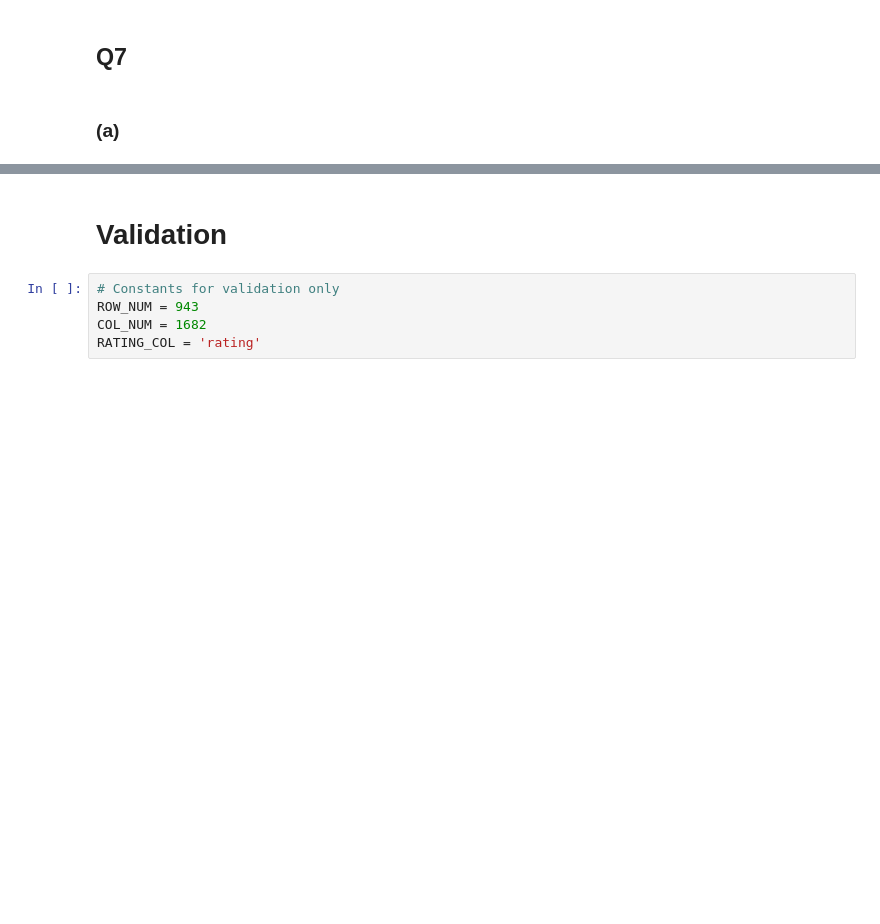
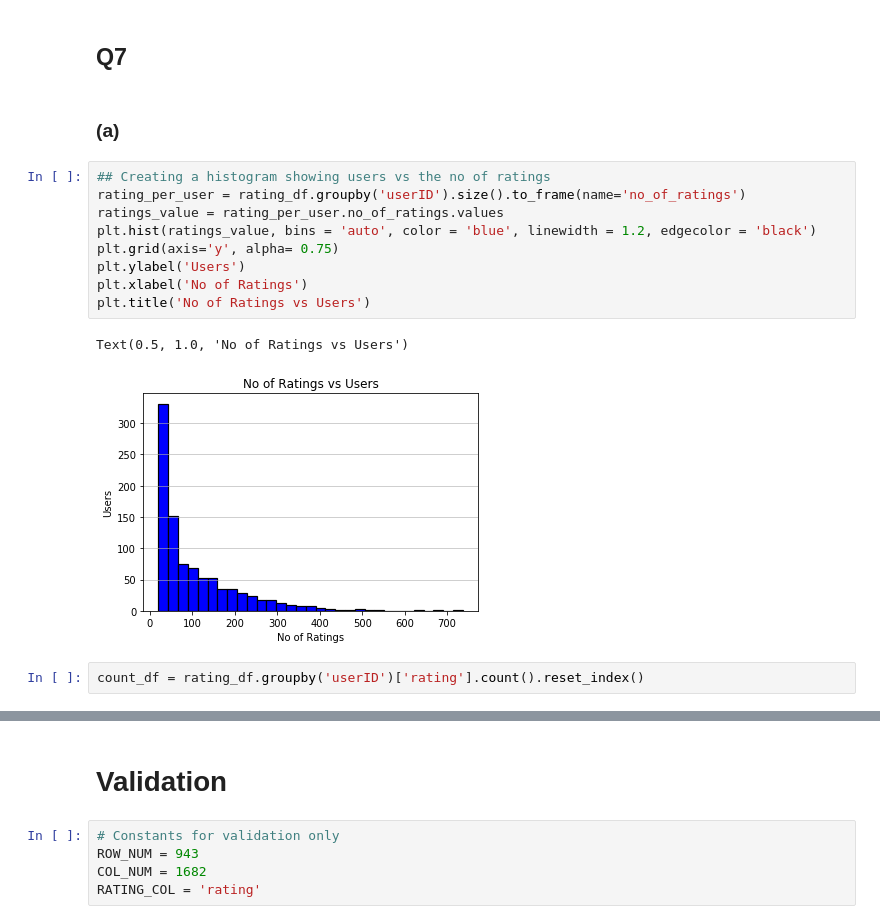
Before and after one commit to vparsana/RecommenderSystem, a Jupyter notebook: rs_assignment.ipynb, the cells around one changed output, grey strips where cells are left out. Cells and saved outputs as stored; diff of their text form; blank space fills up the shorter version.

```diff
--- a/rs_assignment.ipynb
+++ b/rs_assignment.ipynb
@@ -926,3 +1354,17 @@ pmf.plot_error()
 ## Q7
 # %% [markdown]
 ### (a)
+# %%
+## Creating a histogram showing users vs the no of ratings
+rating_per_user = rating_df.groupby('userID').size().to_frame(name='no_of_ratings')
+ratings_value = rating_per_user.no_of_ratings.values
+plt.hist(ratings_value, bins = 'auto', color = 'blue', linewidth = 1.2, edgecolor = 'black')
+plt.grid(axis='y', alpha= 0.75)
+plt.ylabel('Users')
+plt.xlabel('No of Ratings')
+plt.title('No of Ratings vs Users')
+# %% [output]
+Text(0.5, 1.0, 'No of Ratings vs Users')
+[figure, added]
+# %%
+count_df = rating_df.groupby('userID')['rating'].count().reset_index()
```
Also changed, not shown: parts of 49 cells of this notebook.
